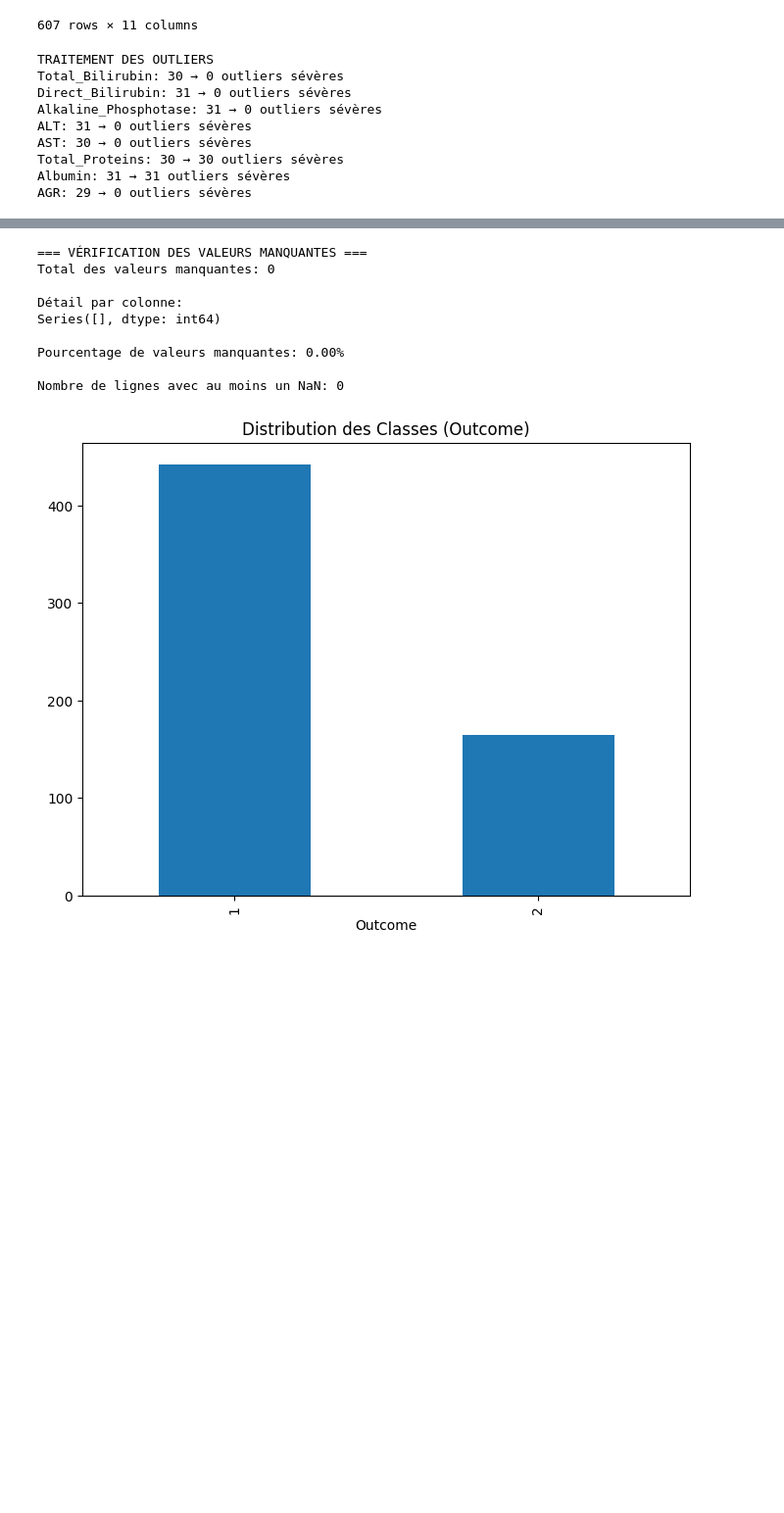
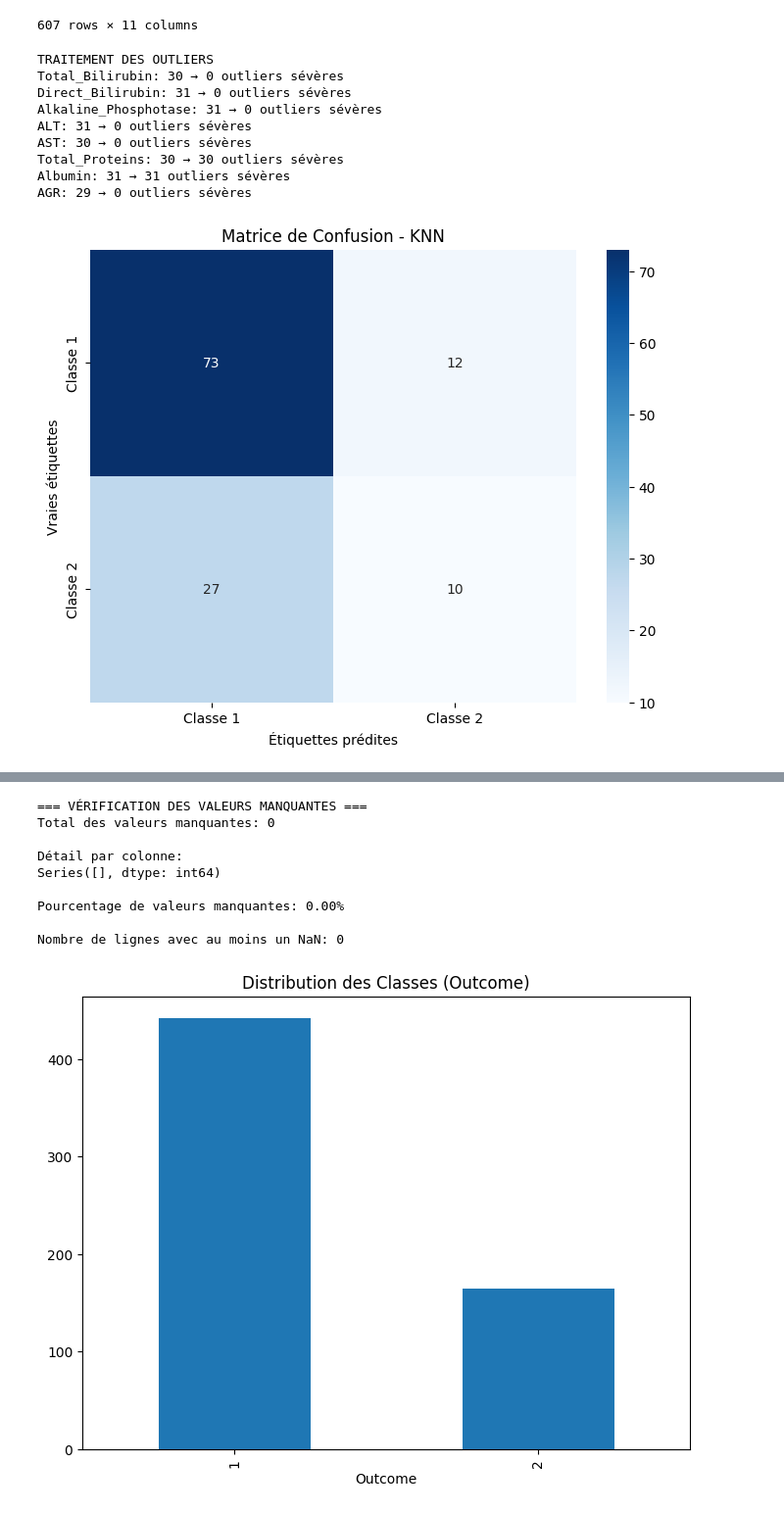
Before and after one commit to elabfr/Epidemologie, a Jupyter notebook: epi.ipynb, the cells around one changed output, grey strips where cells are left out. Shown at 98% size. Saved outputs shown, nothing was run; the diff lists cells and outputs as text; code cells hidden in the pictures; blank space fills up the shorter version.

```diff
--- a/epi.ipynb
+++ b/epi.ipynb
@@ -379,31 +379,119 @@ Total_Proteins: 30 → 30 outliers sévères
 Albumin: 31 → 31 outliers sévères
 AGR: 29 → 0 outliers sévères
 # %%
+import matplotlib.pyplot as plt
+import seaborn as sns
+from sklearn.metrics import confusion_matrix, roc_curve, auc
+import numpy as np
 from sklearn.model_selection import train_test_split
 from sklearn.neighbors import KNeighborsClassifier
 from sklearn.preprocessing import StandardScaler
-from sklearn.metrics import classification_report, accuracy_score
+from sklearn.metrics import classification_report, accuracy_score, precision_score, recall_score, f1_score
 
 # Préparer les données
 X = df_combined.drop('Outcome', axis=1)
 y = df_combined['Outcome']
 
 # Standardiser les données (important pour KNN)
 scaler = StandardScaler()
 X_scaled = scaler.fit_transform(X)
 
 # Split train/test
 X_train, X_test, y_train, y_test = train_test_split(X_scaled, y, test_size=0.2, random_state=42)
 
 # Modèle KNN
 knn = KNeighborsClassifier(n_neighbors=5)
 knn.fit(X_train, y_train)
 
 # Prédictions
 y_pred = knn.predict(X_test)
+y_pred_proba = knn.predict_proba(X_test)
 
-# Évaluation
-print("Accuracy:", accuracy_score(y_test, y_pred))
-print("\nClassification Report:")
-print(classification_report(y_test, y_pred))
+# 1. MATRICE DE CONFUSION
+plt.figure(figsize=(8, 6))
+cm = confusion_matrix(y_test, y_pred)
+sns.heatmap(cm, annot=True, fmt='d', cmap='Blues',
+            xticklabels=['Classe 1', 'Classe 2'],
+            yticklabels=['Classe 1', 'Classe 2'])
+plt.title('Matrice de Confusion - KNN')
+plt.ylabel('Vraies étiquettes')
+plt.xlabel('Étiquettes prédites')
+plt.show()
+
+# 2. COURBE ROC (si classification binaire)
+if len(np.unique(y)) == 2:
+    # Specify pos_label=2 since your labels are {1, 2}
+    fpr, tpr, _ = roc_curve(y_test, y_pred_proba[:, 1], pos_label=2)
+    roc_auc = auc(fpr, tpr)
+
+    plt.figure(figsize=(8, 6))
+    plt.plot(fpr, tpr, color='darkorange', lw=2, label=f'ROC curve (AUC = {roc_auc:.2f})')
+    plt.plot([0, 1], [0, 1], color='navy', lw=2, linestyle='--')
+    plt.xlim([0.0, 1.0])
+    plt.ylim([0.0, 1.05])
+    plt.xlabel('Taux de Faux Positifs')
+    plt.ylabel('Taux de Vrais Positifs')
+    plt.title('Courbe ROC - KNN')
+    plt.legend(loc="lower right")
+    plt.show()
+
+# 3. ÉVALUATION DES PERFORMANCES
+accuracy = accuracy_score(y_test, y_pred)
+precision = precision_score(y_test, y_pred, average='weighted')
+recall = recall_score(y_test, y_pred, average='weighted')
+f1 = f1_score(y_test, y_pred, average='weighted')
+
+print("="*50)
+print("ANALYSE COMPLÈTE KNN")
+print("="*50)
+print(f"Accuracy: {accuracy:.4f}")
+print(f"Precision: {precision:.4f}")
+print(f"Recall: {recall:.4f}")
+print(f"F1-Score: {f1:.4f}")
+
+print("\nClassification Report Détaillé:")
+print(classification_report(y_test, y_pred, target_names=['Classe 1', 'Classe 2']))
+
+# 4. COMPARAISON RÉELLE vs PRÉDITE
+comparison = pd.DataFrame({
+    'Réel': y_test.values,
+    'Prédit': y_pred,
+    'Correct': y_test.values == y_pred
+})
+
+print(f"\nTaux de bonnes prédictions: {comparison['Correct'].mean():.2%}")
+
+# 5. ANALYSE DES VOISINS (optimisation)
+neighbors = range(1, 15)
+accuracies = []
+
+for n in neighbors:
+    knn_temp = KNeighborsClassifier(n_neighbors=n)
+    knn_temp.fit(X_train, y_train)
+    y_pred_temp = knn_temp.predict(X_test)
+    accuracies.append(accuracy_score(y_test, y_pred_temp))
+
+plt.figure(figsize=(10, 6))
+plt.plot(neighbors, accuracies, marker='o')
+plt.title('Performance KNN vs Nombre de Voisins')
+plt.xlabel('Nombre de Voisins (k)')
+plt.ylabel('Accuracy')
+plt.grid(True)
+plt.show()
+
+# Meilleur k
+best_k = neighbors[np.argmax(accuracies)]
+best_accuracy = max(accuracies)
+print(f"\nMeilleur nombre de voisins: k = {best_k} (Accuracy: {best_accuracy:.4f})")
+
+# 6. PRÉDICTION SUR UN ÉCHANTILLON
+sample_idx = 0
+sample = X_test[sample_idx].reshape(1, -1)
+sample_pred = knn.predict(sample)
+sample_proba = knn.predict_proba(sample)
+
+print(f"\nPRÉDICTION SUR ÉCHANTILLON:")
+print(f"Résultat prédit: {'Malade' if sample_pred[0] == 1 else 'Non malade'}")
+print(f"Probabilités: Classe 1 = {sample_proba[0][1]:.3f}, Classe 2 = {sample_proba[0][0]:.3f}")
 # %% [output]
+[figure, added]
```
Also changed, not shown: parts of 33 cells of this notebook.
